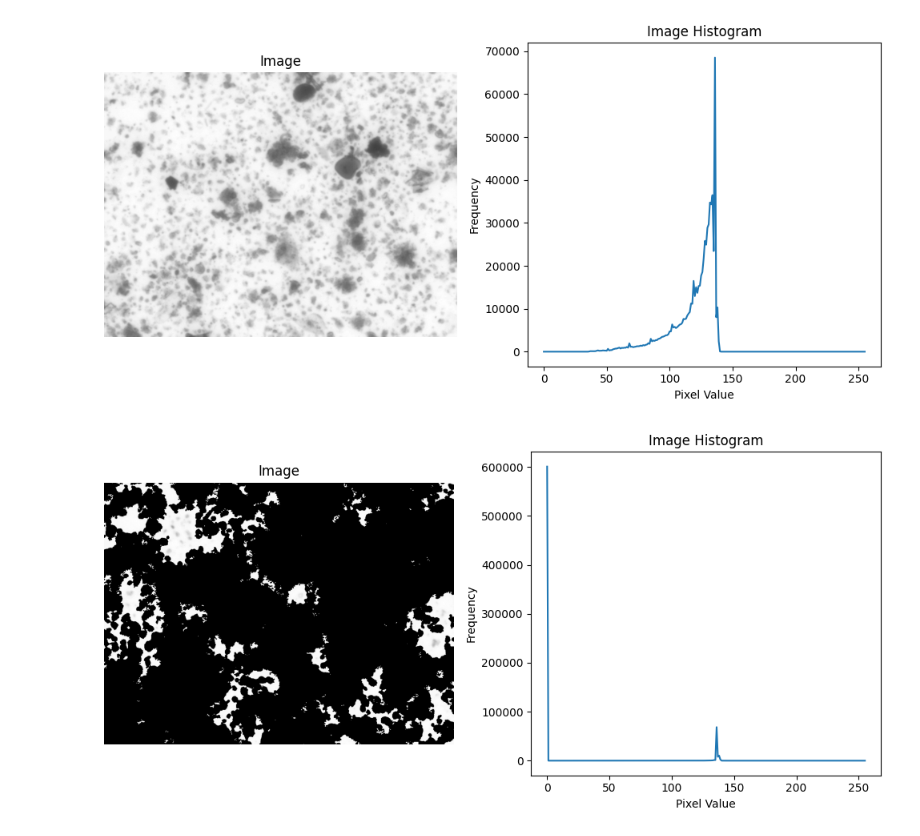
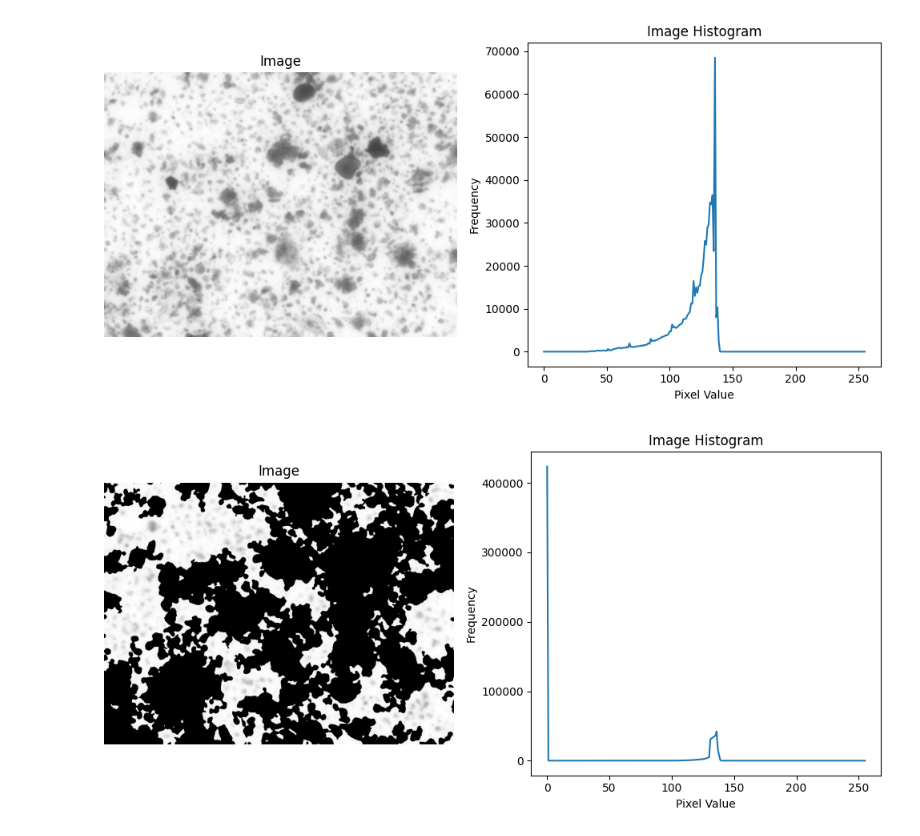
Before and after one commit to LeweLotki/inzynierka_PSO, a Jupyter notebook: src/data_analysis/notebook.ipynb, the cells around one changed output. Saved outputs shown, nothing was run; the diff lists cells and outputs as text; code cells hidden in the pictures.

Commit message:
testing threshold method of segmentation

```diff
--- a/src/data_analysis/notebook.ipynb
+++ b/src/data_analysis/notebook.ipynb
@@ -89,9 +89,9 @@ show()
 [figure]
 # %%
 img = read_image()
-img = GaussianBlur(img, (5, 5), 0)
-img = segmentation_threshold(img, cut_off=135)
+img = GaussianBlur(img, (11, 11), 0)
+img = segmentation_threshold(img, cut_off=130)
 display_histogram(img)
 show()
 # %% [output]
-[figure, old version]
+[figure, new version]
```
